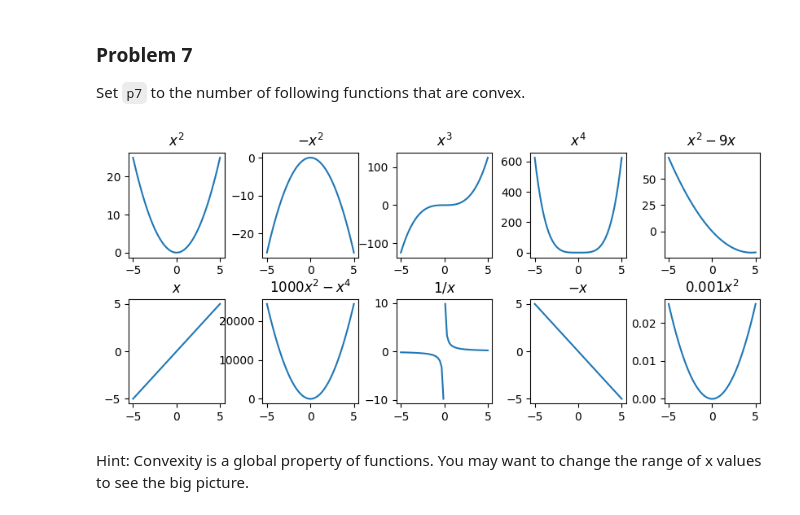
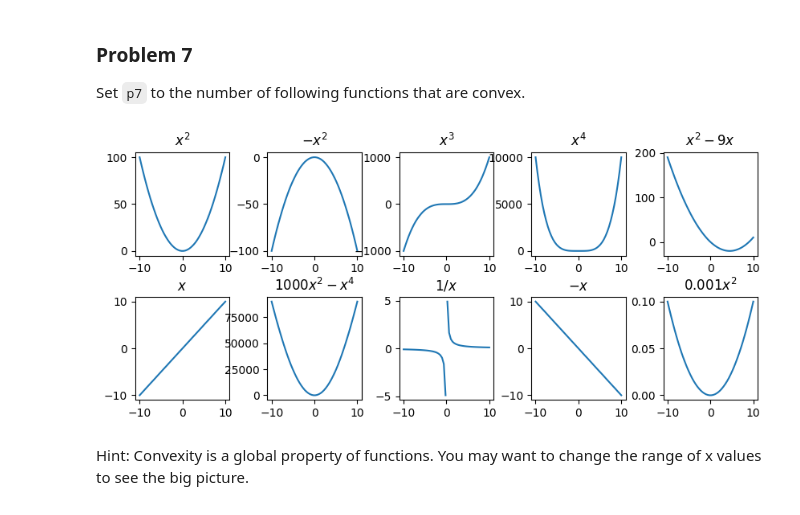
Before and after one commit to kgerman222/dx601-homework-04, a Jupyter notebook: homework.ipynb, the cells around one changed output. Cells and saved outputs as stored; diff of their text form; code cells hidden in the pictures.

```diff
--- a/homework.ipynb
+++ b/homework.ipynb
@@ -186,7 +186,7 @@ Set `p7` to the number of following functions that are convex.
 # whenever there is a x**2 fuction in it positive coefficient is upward facing and negative coefficient is downward
 # parabola - (shape of any x **2 function) aka the U shape
 
-xs = np.linspace(-5, 5)
+xs = np.linspace(-10, 10)
 
 plt.figure(figsize=(10, 4))
 plt.subplot(2, 5, 1)
@@ -205,34 +205,34 @@ plt.subplot(2, 5, 4)
 plt.plot(xs, xs**4)
 plt.title("$x^4$")
 
 plt.subplot(2, 5, 5)
 plt.plot(xs, xs*xs - 9 * xs)
 plt.title("$x^2 - 9x$")
 
 plt.subplot(2, 5, 6)
 plt.plot(xs, xs)
 plt.title("$x$")
 
 plt.subplot(2, 5, 7)
 plt.plot(xs, -xs**4+1000 * xs**2)
 plt.title("$1000x^2 - x^4$")
 
 plt.subplot(2, 5, 8)
 plt.plot([x for x in xs if x > 0], [1 / x for x in xs if x > 0], color="C0")
 plt.plot([x for x in xs if x < 0], [1 / x for x in xs if x < 0], color="C0")
 plt.title("$1/x$")
 
 plt.subplot(2, 5, 9)
 plt.plot(xs, -xs)
 plt.title("$-x$")
 
 plt.subplot(2, 5, 10)
 plt.plot(xs, 0.001 * xs**2)
 plt.title("$0.001 x^2$")
 
 plt.subplots_adjust(hspace=0.4, wspace=0.4);
 # %% [output]
-[figure, old version]
+[figure, new version]
 # %% [markdown]
 Hint: Convexity is a global property of functions.
 You may want to change the range of x values to see the big picture.
```
Also changed, not shown: parts of 5 cells of this notebook.
